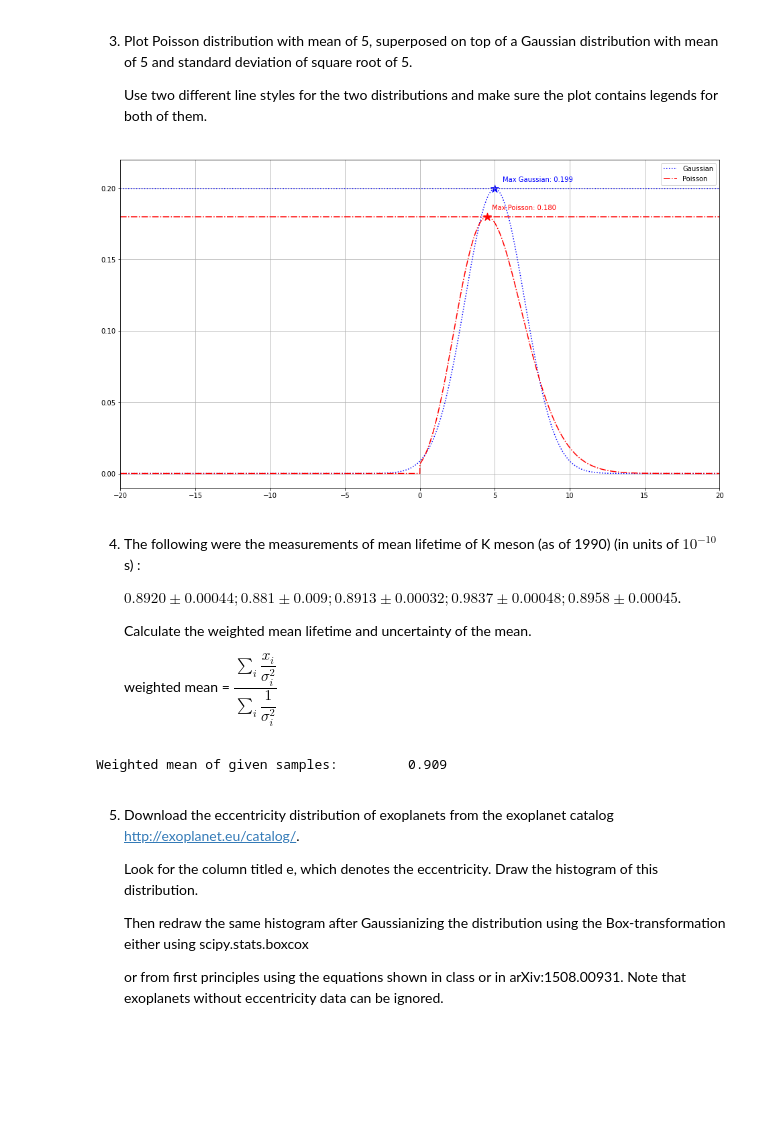
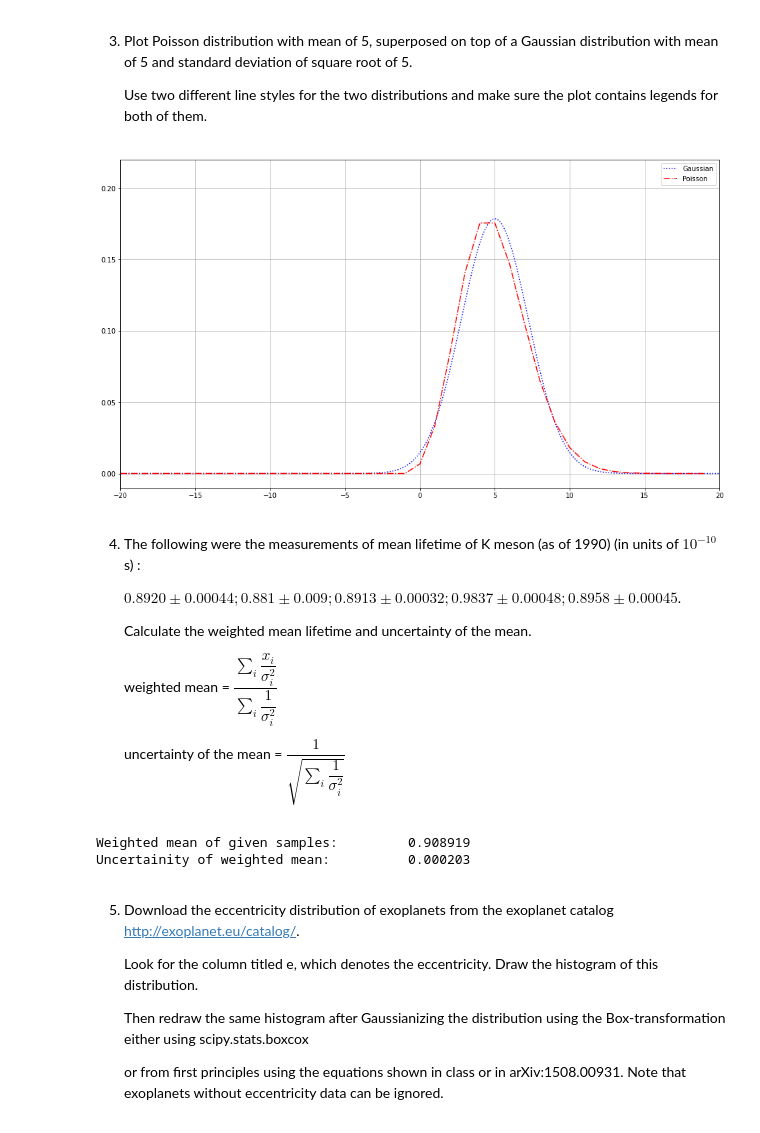
Before and after one commit to DarkWake9/EP4130, a Jupyter notebook: Assignment-1/EP20BTECH11015-Assignment-1.ipynb, the cells around one changed output. Drawn from its saved outputs; the diff is of its cells as text; code cells hidden in the pictures; blank space fills up the shorter version.

Commit message:
13012022 - 10.10 - ASSIGNMENT 1 DONE - CORRECTED ERRORS

```diff
--- a/Assignment-1/EP20BTECH11015-Assignment-1.ipynb
+++ b/Assignment-1/EP20BTECH11015-Assignment-1.ipynb
@@ -73,31 +86,31 @@ distribution with mean of 5 and standard deviation of square root of 5.
     Use two different line styles for the two distributions and make sure the
 plot contains legends for both of them.
 # %%
-q3_poisson = st.poisson(5).pmf(np.arange(-20, 20, 0.01))    #Generating Poisson PDF for x in [-20, 20] with step size 0.01
-q3_gaussian = st.norm(5, 2).pdf(np.arange(-20, 20, 0.01))   #Generating Gaussian PDF for x in [-20, 20] with step size 0.01
+q3_poisson = st.poisson(5).pmf(np.arange(-20, 20, 1))    #Generating Poisson PDF for x in [-20, 20]
+q3_gaussian = st.norm(5, np.sqrt(5)).pdf(np.arange(-20, 20, 0.01))   #Generating Gaussian PDF for x in [-20, 20] with step size 0.01
 
 plt.figure(figsize=(16, 9))
 
 #For Gaussian
 plt.plot(np.arange(-20, 20, 0.01), q3_gaussian, label="Gaussian", color='b', ls = ':')
-plt.hlines(np.max(q3_gaussian), -20, 20, color='b', ls = ':')
-plt.scatter(np.arange(-20, 20, 0.01)[np.argmax(q3_gaussian)], np.max(q3_gaussian), color='b', s=150, marker='*')
-plt.text(np.arange(-20, 20, 0.01)[np.argmax(q3_gaussian)] + 0.5, np.max(q3_gaussian)+0.005, f"Max Gaussian: {np.max(q3_gaussian):.3f}", color='b')
+#plt.hlines(np.max(q3_gaussian), -20, 20, color='b', ls = ':')
+#plt.scatter(np.arange(-20, 20, 0.01)[np.argmax(q3_gaussian)], np.max(q3_gaussian), color='b', s=150, marker='*')
+#plt.text(np.arange(-20, 20, 0.01)[np.argmax(q3_gaussian)] + 0.5, np.max(q3_gaussian)+0.005, f"Max Gaussian: {np.max(q3_gaussian):.3f}", color='b')
 
 #For Poisson
-plt.plot(np.arange(-20, 20, 0.01), q3_poisson, label="Poisson", color='r', ls = '-.')
-plt.hlines(np.max(q3_poisson), -20, 20, color='r', ls = '-.')
-plt.scatter(np.arange(-20, 20, 0.01)[np.argmax(q3_poisson)], np.max(q3_poisson), color='r', s=150, marker='*')
-plt.text(np.arange(-20, 20, 0.01)[np.argmax(q3_poisson)] + 0.3, np.max(q3_poisson)+0.005, f"Max Poisson: {np.max(q3_poisson):.3f}", color='r')
+plt.plot(np.arange(-20, 20, 1), q3_poisson, label="Poisson", color='r', ls = '-.')
+#plt.hlines(np.max(q3_poisson), -20, 20, color='r', ls = '-.')
+#plt.scatter(np.arange(-20, 20, 0.01)[np.argmax(q3_poisson)], np.max(q3_poisson), color='r', s=150, marker='*')
+#plt.text(np.arange(-20, 20, 0.01)[np.argmax(q3_poisson)] + 0.3, np.max(q3_poisson)+0.005, f"Max Poisson: {np.max(q3_poisson):.3f}", color='r')
 
 plt.grid(which='both')
 plt.ylim(-0.01, 0.22)
 plt.xlim(-20, 20)
 #plt.xticks(np.arange(0, 21, 1))
 plt.legend()
 plt.show()
 # %% [output]
-[figure, old version]
+[figure, new version]
 # %% [markdown]
 4.  The following were the measurements of mean lifetime of K meson (as of 1990) (in units of $10^{−10}$ s) :
 
@@ -105,16 +118,23 @@ plt.show()
 
     Calculate the weighted mean lifetime and uncertainty of the mean.
 
-    weighted mean = $\dfrac{\sum_i \dfrac{x_i}{\sigma^2_i}}{\sum_i \dfrac{1}{\sigma_i^2}}$
+    weighted mean =         $\dfrac{\sum_i \dfrac{x_i}{\sigma^2_i}}{\sum_i \dfrac{1}{\sigma_i^2}}$
+
+    uncertainty of the mean =   $\dfrac{1}{\sqrt{\sum_i \dfrac{1}{\sigma_i^2}}}$
 # %%
 lifetimes = np.asfarray([0.892, 0.881, 0.8913, 0.9837, 0.8958])
 errors = np.asfarray([0.00044, 0.009, 0.00032, 0.00048, 0.00045])
 
 weighted_mean = np.sum(np.divide(lifetimes, np.square(errors)))/np.sum(np.divide(1, np.square(errors)))
 
-print(f"Weighted mean of given samples: \t%.3f" % weighted_mean)
+uncertainity = 1/np.sqrt(np.sum(np.divide(1, np.square(errors))))
+
+print(f"Weighted mean of given samples: \t%f" % weighted_mean)
+
+print(f"Uncertainity of weighted mean:  \t%f" % uncertainity)
 # %% [output]
-Weighted mean of given samples:         0.909
+Weighted mean of given samples:         0.908919
+Uncertainity of weighted mean:          0.000203
 # %% [markdown]
 5.  Download the eccentricity distribution of exoplanets from the exoplanet
 catalog http://exoplanet.eu/catalog/.
```
Also changed, not shown: parts of 3 cells of this notebook, 1 other file.
